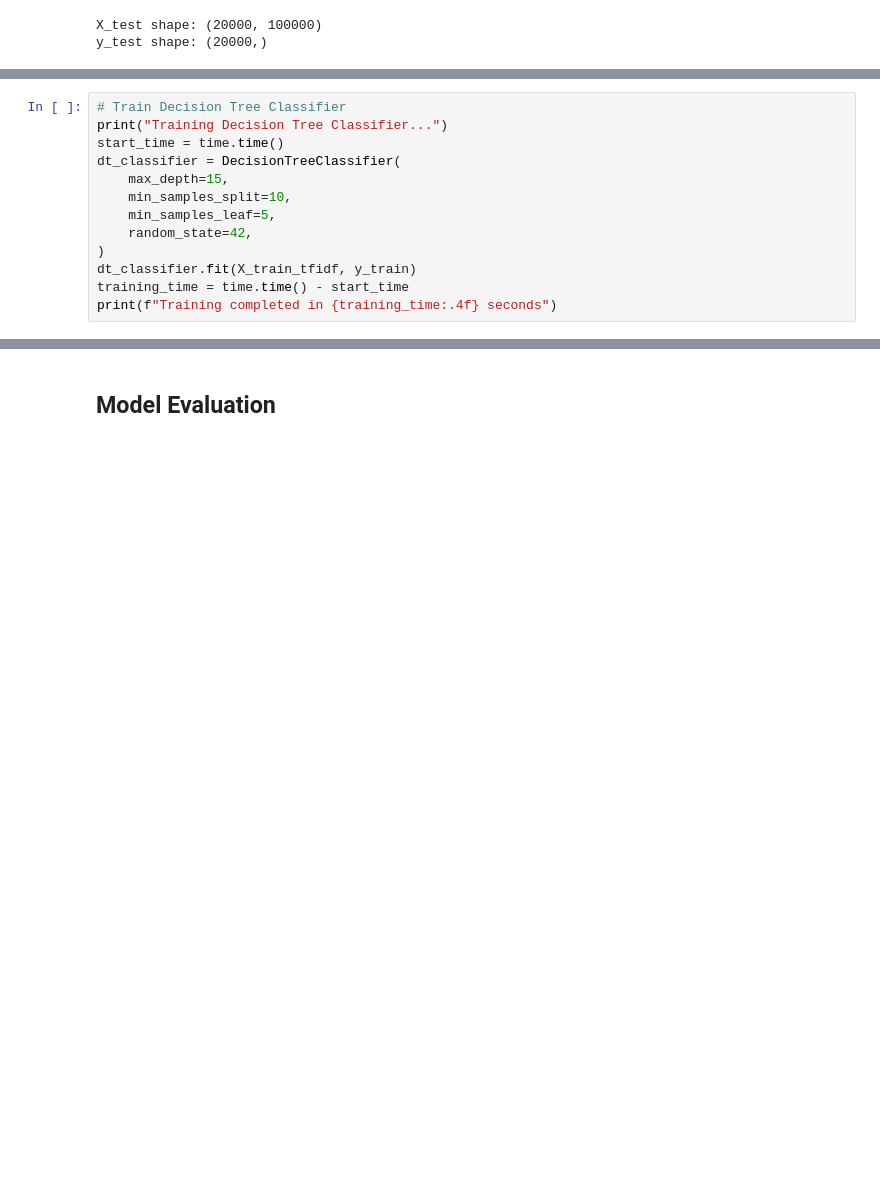
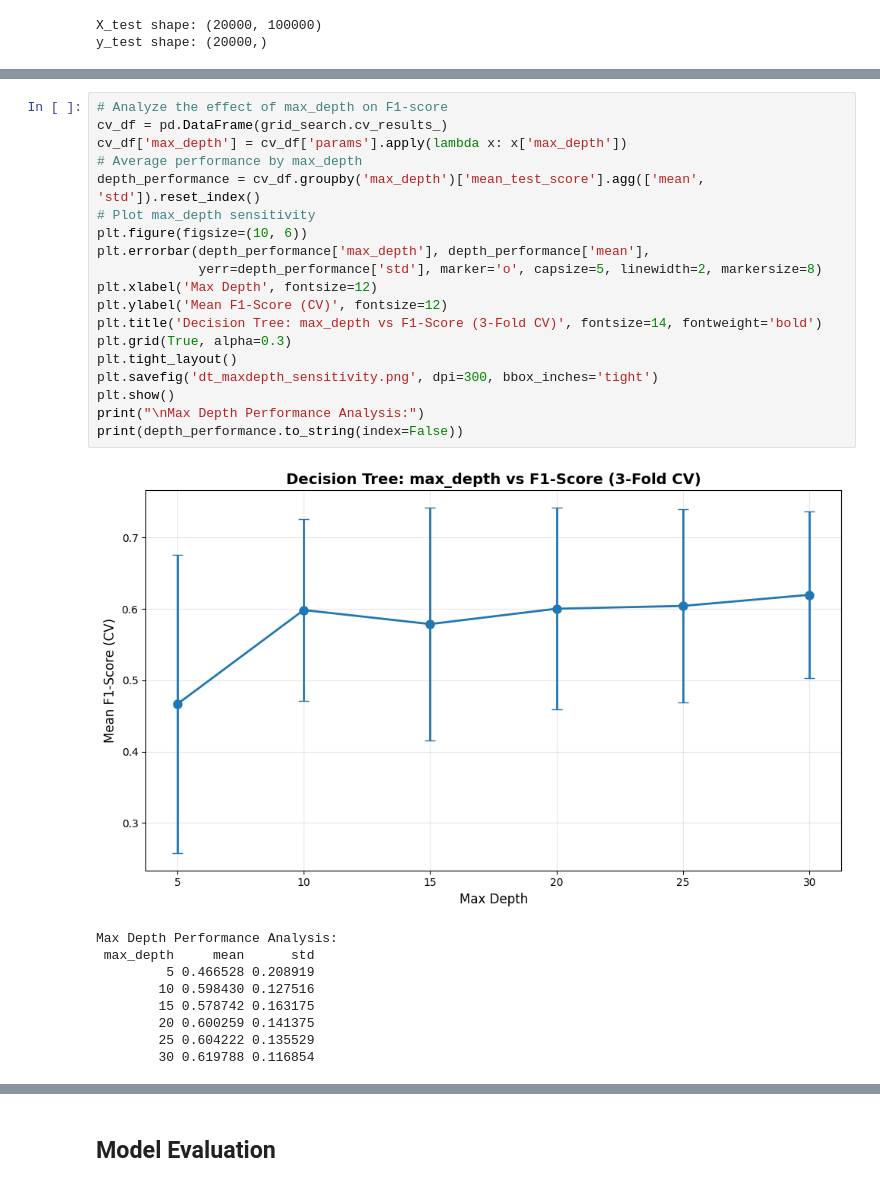
Before and after one commit to elsayedelmandoh/sentiment-sleuth, a Jupyter notebook: notebooks/09_decision_trees.ipynb, the cells around one changed output, grey strips where cells are left out. Saved outputs shown, nothing was run; the diff lists cells and outputs as text; blank space fills up the shorter version.

```diff
--- a/notebooks/09_decision_trees.ipynb
+++ b/notebooks/09_decision_trees.ipynb
@@ -68,13 +65,0 @@ y_test shape: (20000,)
-# %%
-# Train Decision Tree Classifier
-print("Training Decision Tree Classifier...")
-start_time = time.time()
-dt_classifier = DecisionTreeClassifier(
-    max_depth=15,
-    min_samples_split=10,
-    min_samples_leaf=5,
-    random_state=42,
-)
-dt_classifier.fit(X_train_tfidf, y_train)
-training_time = time.time() - start_time
-print(f"Training completed in {training_time:.4f} seconds")
@@ -83,0 +150,29 @@ Training completed in 32.7700 seconds
+# %%
+# Analyze the effect of max_depth on F1-score
+cv_df = pd.DataFrame(grid_search.cv_results_)
+cv_df['max_depth'] = cv_df['params'].apply(lambda x: x['max_depth'])
+# Average performance by max_depth
+depth_performance = cv_df.groupby('max_depth')['mean_test_score'].agg(['mean', 'std']).reset_index()
+# Plot max_depth sensitivity
+plt.figure(figsize=(10, 6))
+plt.errorbar(depth_performance['max_depth'], depth_performance['mean'],
+             yerr=depth_performance['std'], marker='o', capsize=5, linewidth=2, markersize=8)
+plt.xlabel('Max Depth', fontsize=12)
+plt.ylabel('Mean F1-Score (CV)', fontsize=12)
+plt.title('Decision Tree: max_depth vs F1-Score (3-Fold CV)', fontsize=14, fontweight='bold')
+plt.grid(True, alpha=0.3)
+plt.tight_layout()
+plt.savefig('dt_maxdepth_sensitivity.png', dpi=300, bbox_inches='tight')
+plt.show()
+print("\nMax Depth Performance Analysis:")
+print(depth_performance.to_string(index=False))
+# %% [output]
+[figure, added]
+Max Depth Performance Analysis:
+ max_depth     mean      std
+         5 0.466528 0.208919
+        10 0.598430 0.127516
+        15 0.578742 0.163175
+        20 0.600259 0.141375
+        25 0.604222 0.135529
+        30 0.619788 0.116854
```
Also changed, not shown: parts of 16 cells of this notebook, 6 other files.
